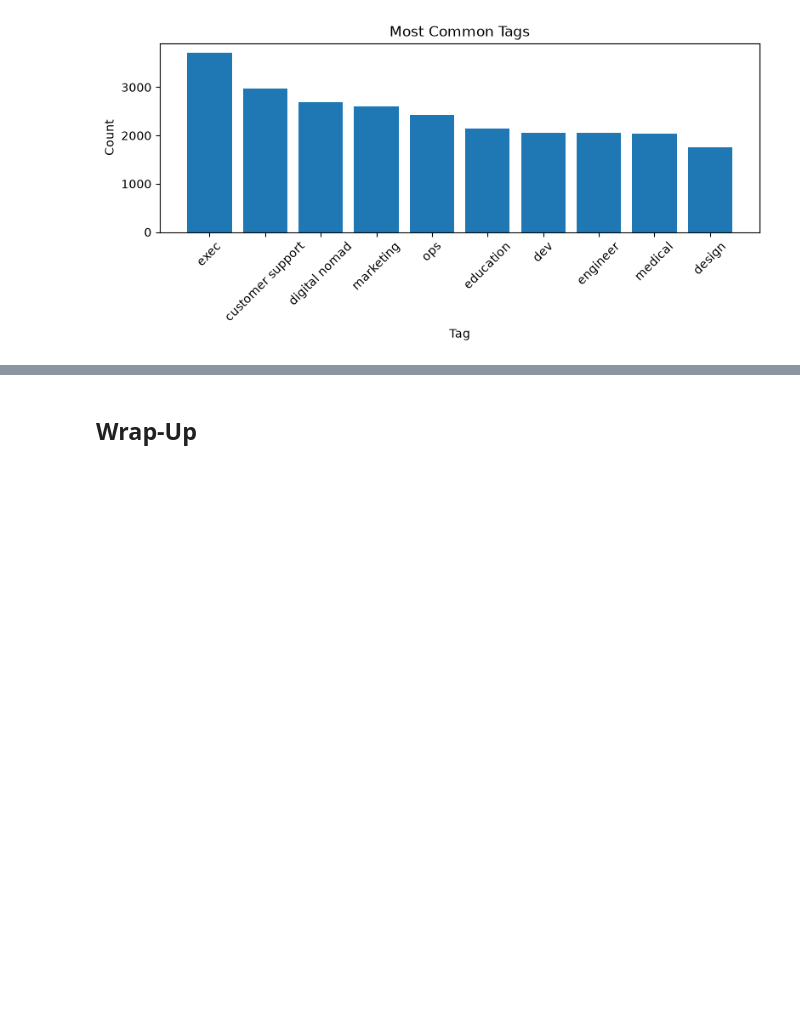
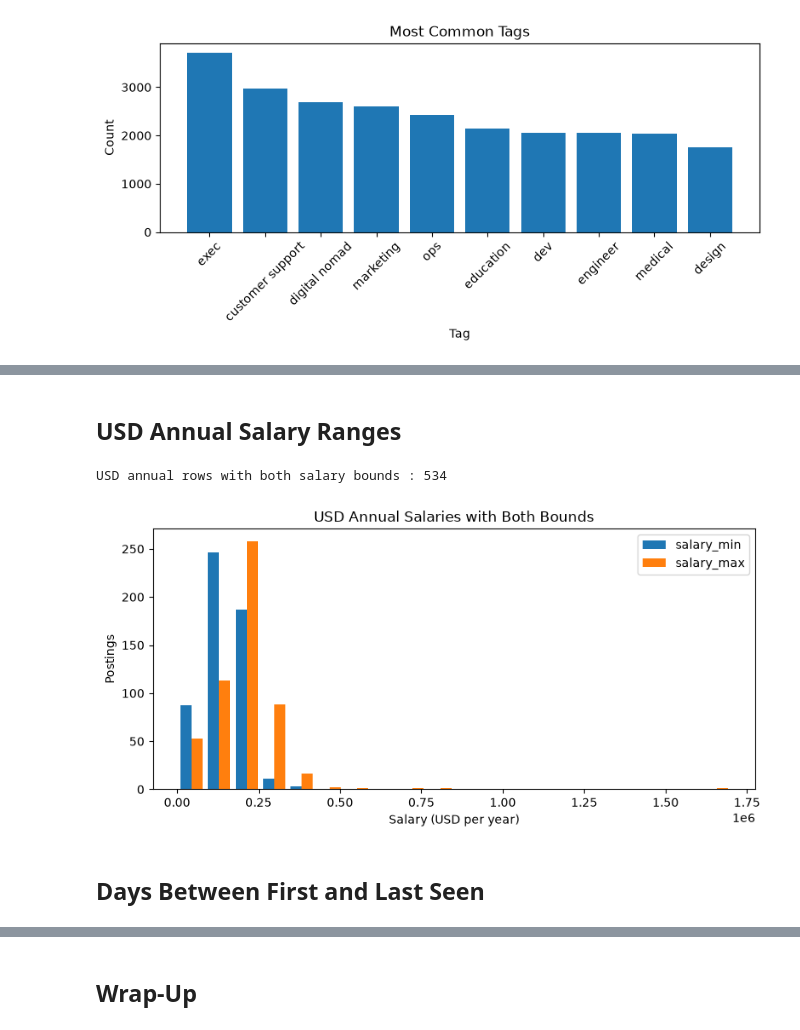
Before and after one commit to Dawngend/dawn-projects, a Jupyter notebook: market_notebook/market_notebook.ipynb, the cells around one changed output, grey strips where cells are left out. Drawn from its saved outputs; the diff is of its cells as text; code cells hidden in the pictures; blank space fills up the shorter version.

```diff
--- a/market_notebook/market_notebook.ipynb
+++ b/market_notebook/market_notebook.ipynb
@@ -326,0 +345,2 @@ plt.show()
+# %%
+salary_ranges = df.dropna(subset=["salary_min", "salary_max"]).copy()
@@ -326,0 +401,21 @@ plt.show()
+# %% [markdown]
+## USD Annual Salary Ranges
+# %%
+usd_annual = salary_ranges.loc[(salary_ranges["salary_currency"] == "USD") & (salary_ranges["salary_period"] == "annual")]
+# %%
+print("USD annual rows with both salary bounds :", len(usd_annual))
+# %% [output]
+USD annual rows with both salary bounds : 534
+# %%
+plt.figure(figsize=(8, 4))
+plt.hist([usd_annual["salary_min"], usd_annual["salary_max"]], bins=20, label=["salary_min", "salary_max"])
+plt.xlabel("Salary (USD per year)")
+plt.ylabel("Postings")
+plt.title("USD Annual Salaries with Both Bounds")
+plt.legend()
+plt.tight_layout()
+plt.show()
+# %% [output]
+[figure, added]
+# %% [markdown]
+## Days Between First and Last Seen
```
Also changed, not shown: parts of 21 cells of this notebook.
